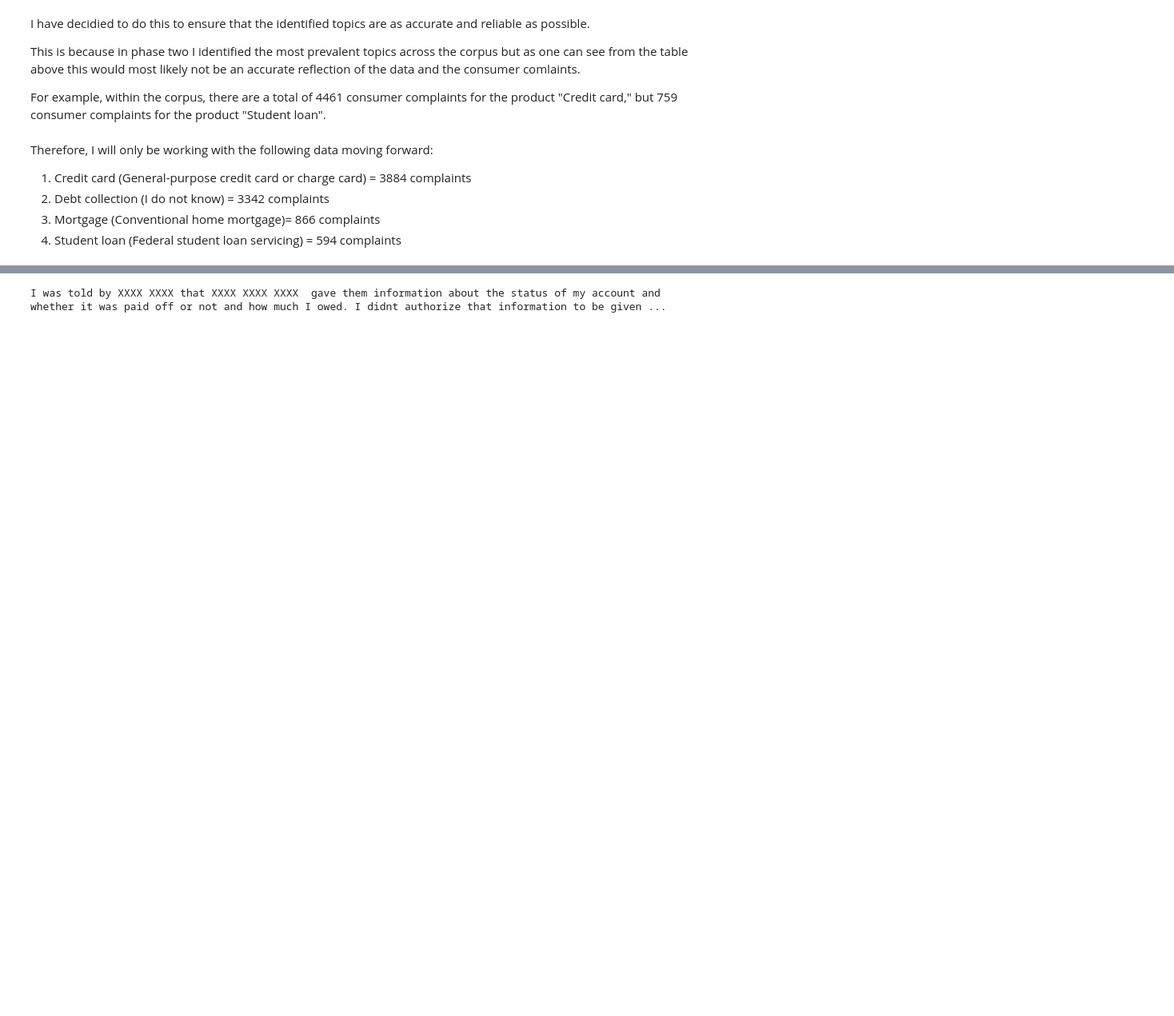
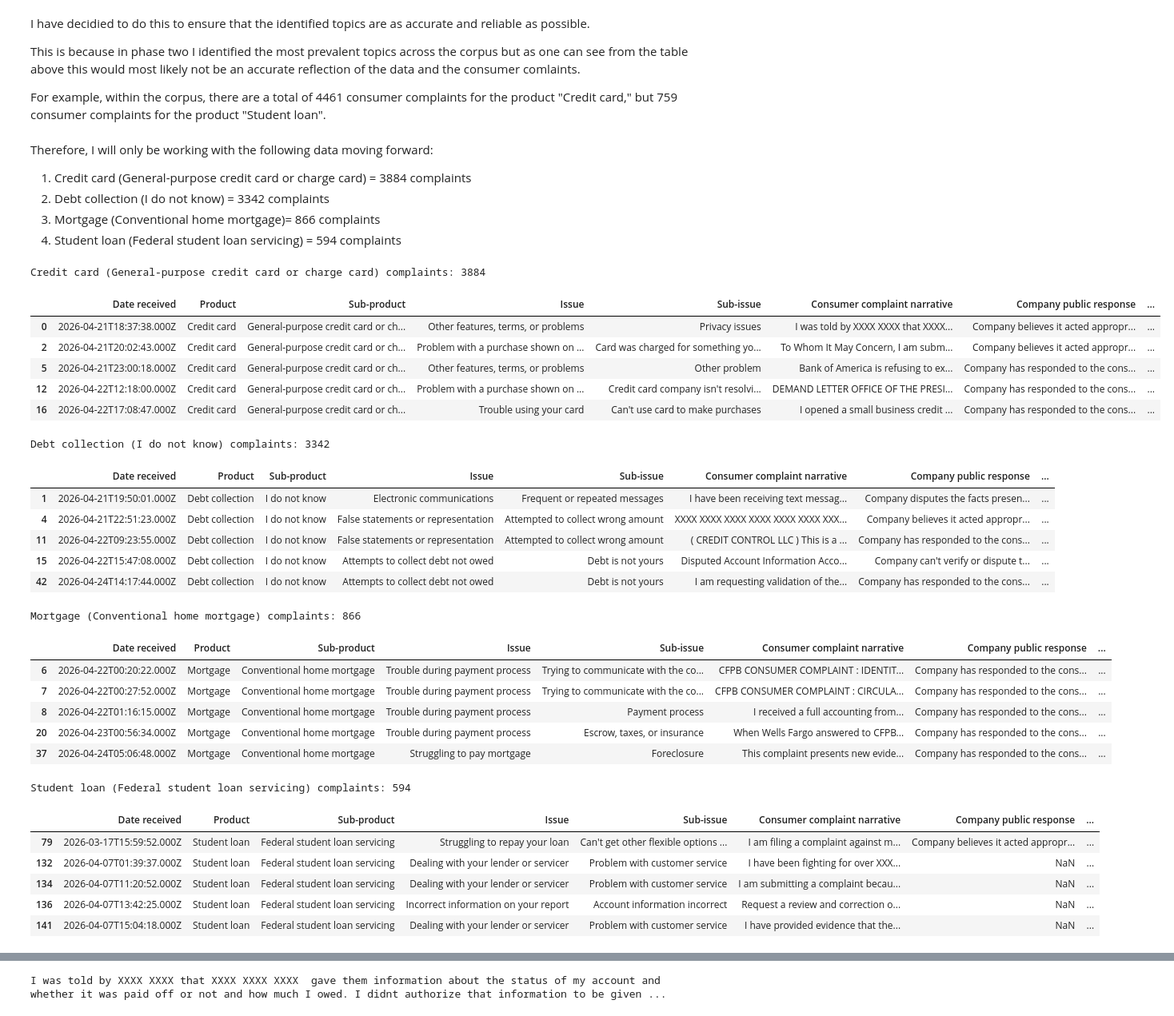
Before and after one commit to melaniedaniel7/CFPB-Text-Analysis-Using-NLP-Techniques, a Jupyter notebook: Text_Cleaning.ipynb, the cells around one changed output, grey strips where cells are left out. Shown at 80% size. Saved outputs shown, nothing was run; the diff lists cells and outputs as text; code cells hidden in the pictures; blank space fills up the shorter version.

```diff
--- a/Text_Cleaning.ipynb
+++ b/Text_Cleaning.ipynb
@@ -100,3 +103,62 @@ Therefore, I will only be working with the following data moving forward:
 2) Debt collection (I do not know) = 3342 complaints
 3) Mortgage (Conventional home mortgage)= 866 complaints
 4) Student loan (Federal student loan servicing) = 594 complaints
+# %%
+# Here I used Gemini to help me turn each of the prioritised data groups above into its own dataset.
+
+# Filter for Credit card (General-purpose credit card or charge card)
+credit_card_df = df[(df['Product'] == 'Credit card') &
+                    (df['Sub-product'] == 'General-purpose credit card or charge card')].copy()
+
+# Filter for Debt collection (I do not know)
+debt_collection_df = df[(df['Product'] == 'Debt collection') &
+                        (df['Sub-product'] == 'I do not know')].copy()
+
+# Filter for Mortgage (Conventional home mortgage)
+mortgage_df = df[(df['Product'] == 'Mortgage') &
+                 (df['Sub-product'] == 'Conventional home mortgage')].copy()
+
+# Filter for Student loan (Federal student loan servicing)
+student_loan_df = df[(df['Product'] == 'Student loan') &
+                     (df['Sub-product'] == 'Federal student loan servicing')].copy()
+
+print(f"Credit card (General-purpose credit card or charge card) complaints: {len(credit_card_df)}")
+display(credit_card_df.head())
+
+print(f"Debt collection (I do not know) complaints: {len(debt_collection_df)}")
+display(debt_collection_df.head())
+
+print(f"Mortgage (Conventional home mortgage) complaints: {len(mortgage_df)}")
+display(mortgage_df.head())
+
+print(f"Student loan (Federal student loan servicing) complaints: {len(student_loan_df)}")
+display(student_loan_df.head())
+# %% [output]
+Credit card (General-purpose credit card or charge card) complaints: 3884
+|  | Date received | Product | Sub-product | Issue | Sub-issue | Consumer complaint narrative | Company public response | ... |
+| 0 | 2026-04-21T18:37:38.000Z | Credit card | General-purpose credit card or ch... | Other features, terms, or problems | Privacy issues | I was told by XXXX XXXX that XXXX... | Company believes it acted appropr... | ... |
+| 2 | 2026-04-21T20:02:43.000Z | Credit card | General-purpose credit card or ch... | Problem with a purchase shown on ... | Card was charged for something yo... | To Whom It May Concern, I am subm... | Company believes it acted appropr... | ... |
+| 5 | 2026-04-21T23:00:18.000Z | Credit card | General-purpose credit card or ch... | Other features, terms, or problems | Other problem | Bank of America is refusing to ex... | Company has responded to the cons... | ... |
+| 12 | 2026-04-22T12:18:00.000Z | Credit card | General-purpose credit card or ch... | Problem with a purchase shown on ... | Credit card company isn't resolvi... | DEMAND LETTER OFFICE OF THE PRESI... | Company has responded to the cons... | ... |
+| 16 | 2026-04-22T17:08:47.000Z | Credit card | General-purpose credit card or ch... | Trouble using your card | Can't use card to make purchases | I opened a small business credit ... | Company has responded to the cons... | ... |
+Debt collection (I do not know) complaints: 3342
+|  | Date received | Product | Sub-product | Issue | Sub-issue | Consumer complaint narrative | Company public response | ... |
+| 1 | 2026-04-21T19:50:01.000Z | Debt collection | I do not know | Electronic communications | Frequent or repeated messages | I have been receiving text messag... | Company disputes the facts presen... | ... |
+| 4 | 2026-04-21T22:51:23.000Z | Debt collection | I do not know | False statements or representation | Attempted to collect wrong amount | XXXX XXXX XXXX XXXX XXXX XXXX XXX... | Company believes it acted appropr... | ... |
+| 11 | 2026-04-22T09:23:55.000Z | Debt collection | I do not know | False statements or representation | Attempted to collect wrong amount | ( CREDIT CONTROL LLC ) This is a ... | Company has responded to the cons... | ... |
+| 15 | 2026-04-22T15:47:08.000Z | Debt collection | I do not know | Attempts to collect debt not owed | Debt is not yours | Disputed Account Information Acco... | Company can't verify or dispute t... | ... |
+| 42 | 2026-04-24T14:17:44.000Z | Debt collection | I do not know | Attempts to collect debt not owed | Debt is not yours | I am requesting validation of the... | Company has responded to the cons... | ... |
+Mortgage (Conventional home mortgage) complaints: 866
+|  | Date received | Product | Sub-product | Issue | Sub-issue | Consumer complaint narrative | Company public response | ... |
+| 6 | 2026-04-22T00:20:22.000Z | Mortgage | Conventional home mortgage | Trouble during payment process | Trying to communicate with the co... | CFPB CONSUMER COMPLAINT : IDENTIT... | Company has responded to the cons... | ... |
+| 7 | 2026-04-22T00:27:52.000Z | Mortgage | Conventional home mortgage | Trouble during payment process | Trying to communicate with the co... | CFPB CONSUMER COMPLAINT : CIRCULA... | Company has responded to the cons... | ... |
+| 8 | 2026-04-22T01:16:15.000Z | Mortgage | Conventional home mortgage | Trouble during payment process | Payment process | I received a full accounting from... | Company has responded to the cons... | ... |
+| 20 | 2026-04-23T00:56:34.000Z | Mortgage | Conventional home mortgage | Trouble during payment process | Escrow, taxes, or insurance | When Wells Fargo answered to CFPB... | Company has responded to the cons... | ... |
+| 37 | 2026-04-24T05:06:48.000Z | Mortgage | Conventional home mortgage | Struggling to pay mortgage | Foreclosure | This complaint presents new evide... | Company has responded to the cons... | ... |
+Student loan (Federal student loan servicing) complaints: 594
+|  | Date received | Product | Sub-product | Issue | Sub-issue | Consumer complaint narrative | Company public response | ... |
+| 79 | 2026-03-17T15:59:52.000Z | Student loan | Federal student loan servicing | Struggling to repay your loan | Can't get other flexible options ... | I am filing a complaint against m... | Company believes it acted appropr... | ... |
+| 132 | 2026-04-07T01:39:37.000Z | Student loan | Federal student loan servicing | Dealing with your lender or servicer | Problem with customer service | I have been fighting for over XXX... | NaN | ... |
+| 134 | 2026-04-07T11:20:52.000Z | Student loan | Federal student loan servicing | Dealing with your lender or servicer | Problem with customer service | I am submitting a complaint becau... | NaN | ... |
+| 136 | 2026-04-07T13:42:25.000Z | Student loan | Federal student loan servicing | Incorrect information on your report | Account information incorrect | Request a review and correction o... | NaN | ... |
+| 141 | 2026-04-07T15:04:18.000Z | Student loan | Federal student loan servicing | Dealing with your lender or servicer | Problem with customer service | I have provided evidence that the... | NaN | ... |
```
Also changed, not shown: parts of 16 cells of this notebook.
